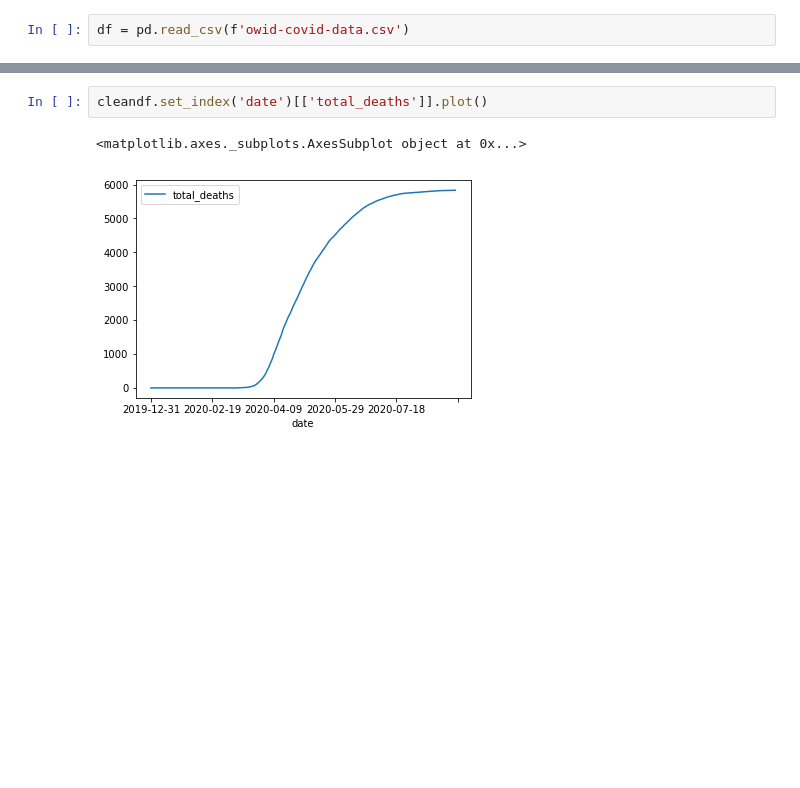
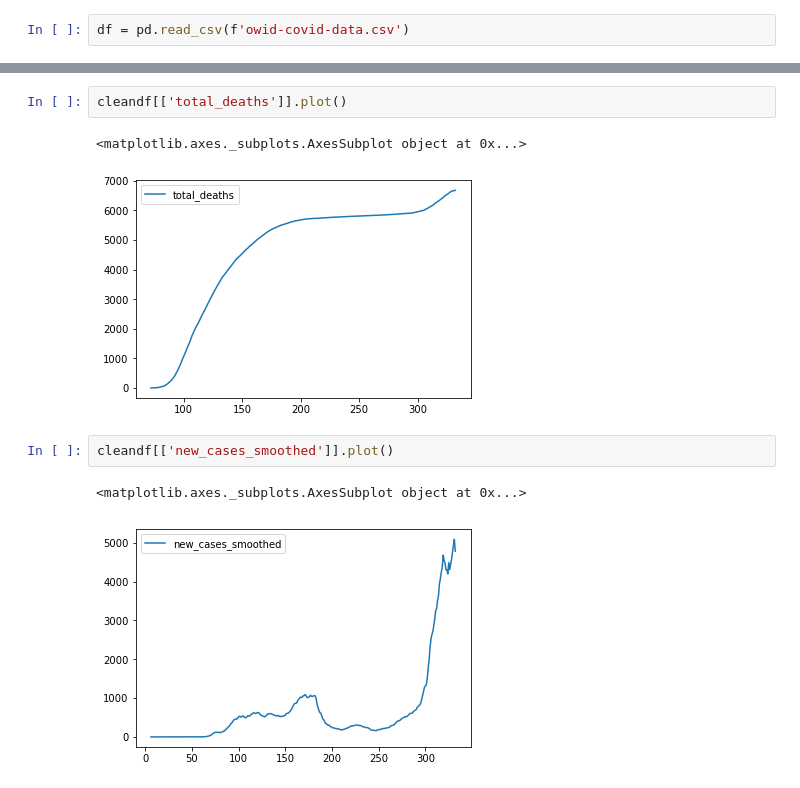
Before and after one commit to JPMarciano/Modelling-Covid-19-in-Sweden, a Jupyter notebook: dataview.ipynb, the cells around one changed output, grey strips where cells are left out. Saved outputs shown, nothing was run; the diff lists cells and outputs as text; blank space fills up the shorter version.

```diff
--- a/dataview.ipynb
+++ b/dataview.ipynb
@@ -55,5 +57,10 @@ cleandf.set_index('date')[['total_cases','total_deaths']].plot()
 # %%
-cleandf.set_index('date')[['total_deaths']].plot()
+cleandf[['total_deaths']].plot()
 # %% [output]
 <matplotlib.axes._subplots.AxesSubplot object at 0x...>
-[figure, old version]
+[figure, new version]
+# %%
+cleandf[['new_cases_smoothed']].plot()
+# %% [output]
+<matplotlib.axes._subplots.AxesSubplot object at 0x...>
+[figure, added]
```
Also changed, not shown: parts of 11 cells of this notebook.
